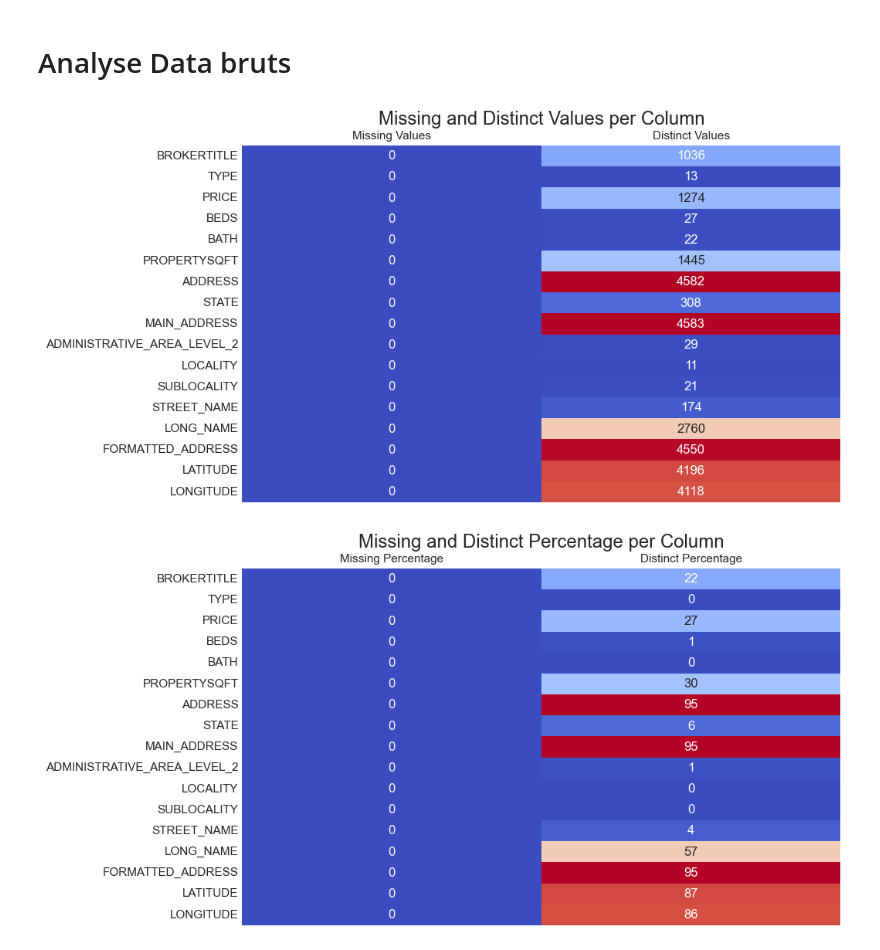
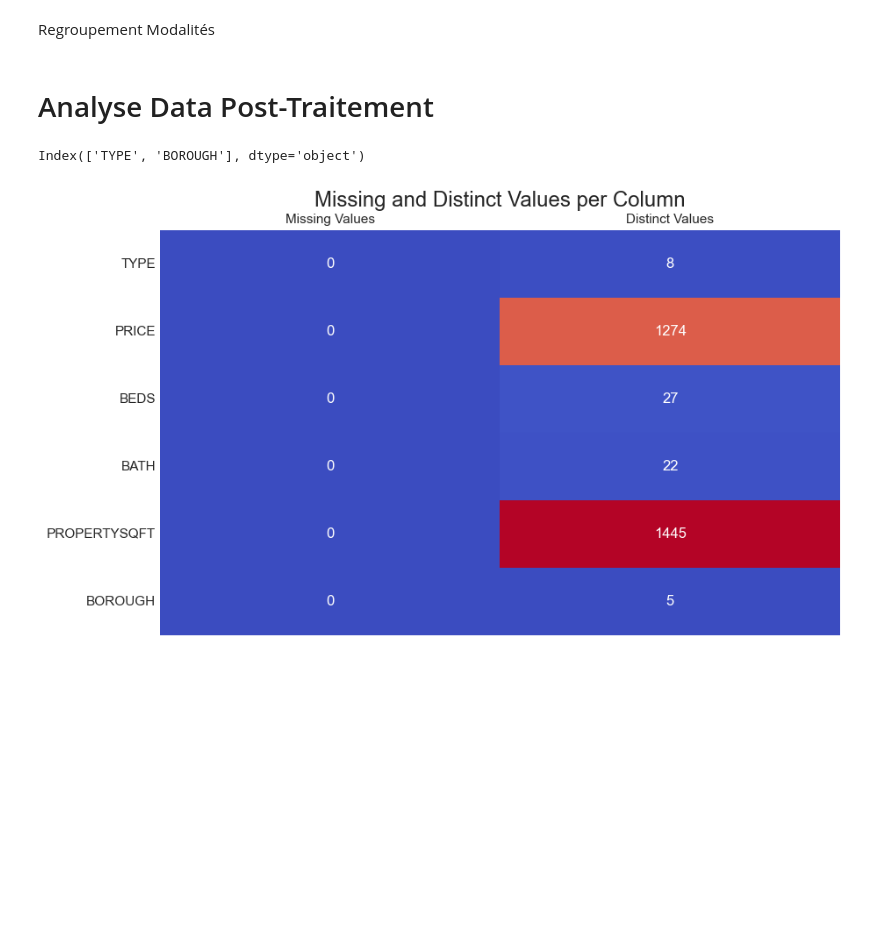
Before and after one commit to Tusked34/Projet_MLOPS, a Jupyter notebook: notebook/Stats_Desc_THEO.ipynb, the cells around one changed output. Saved outputs shown, nothing was run; the diff lists cells and outputs as text; code cells hidden in the pictures; blank space fills up the shorter version.

```diff
--- a/notebook/Stats_Desc_THEO.ipynb
+++ b/notebook/Stats_Desc_THEO.ipynb
@@ -43,0 +56,17 @@ Dimension du dataset : 4801 lignes et 17 colonnes
+# %%
+def assign_borough(row):
+    borough_mapping = {
+        "Manhattan": ["Manhattan", "New York County"],
+        "Brooklyn": ["Brooklyn", "Kings County"],
+        "Queens": ["Queens", "Queens County"],
+        "Bronx": ["Bronx", "The Bronx", "Bronx County"],
+        "Staten Island": ["Staten Island", "Richmond County"]
+    }
+
+    for borough, keywords in borough_mapping.items():
+        if any(x in keywords for x in [row.get("LOCALITY"), row.get("SUBLOCALITY"), row.get("STREET_NAME"), row.get("ADMINISTRATIVE_AREA_LEVEL_2")]):
+            return borough
+
+    return "autre"
+
+df_clean["BOROUGH"] = df_clean.apply(assign_borough, axis=1)
@@ -44,15 +75,30 @@ Dimension du dataset : 4801 lignes et 17 colonnes
+# %%
+df_clean.drop(['BROKERTITLE','STATE','LATITUDE', 'LONGITUDE','ADDRESS','LOCALITY', 'SUBLOCALITY', 'STREET_NAME', 'ADMINISTRATIVE_AREA_LEVEL_2', 'LONG_NAME','FORMATTED_ADDRESS','MAIN_ADDRESS'], axis=1, inplace=True)
+# %% [markdown]
+Regroupement Modalités
+# %%
+# Compter les occurrences de chaque modalité dans la colonne 'TYPE'
+type_counts = df_clean['TYPE'].value_counts()
+
+# Identifier les modalités avec moins de 50 occurrences
+low_count_types = type_counts[type_counts < 50].index
+
+# Remplacer les modalités avec moins de 50 occurrences par "Autre_Type"
+df_clean['TYPE'] = df_clean['TYPE'].replace(low_count_types, 'Autre_Type')
 # %% [markdown]
-# Analyse Data bruts
+# Analyse Data Post-Traitement
 # %%
 # Liste des colonnes numériques
-numeric_columns = df.select_dtypes(include=['float64', 'int64']).columns
+numeric_columns = df_clean.select_dtypes(include=['float64', 'int64']).columns
 # Liste des colonnes non numériques
-non_numeric_columns = df.select_dtypes(exclude=['float64', 'int64']).columns
+non_numeric_columns = df_clean.select_dtypes(exclude=['float64', 'int64']).columns
+print(non_numeric_columns)
+# %% [output]
+Index(['TYPE', 'BOROUGH'], dtype='object')
 # %%
-analyze_and_plot(df)
+analyze_and_plot(df_clean)
 # %% [output]
-[figure, old version]
+[figure, new version]
-[figure, removed]
 # %%
 # Configuration de l'affichage
 sns.set(style="whitegrid")
```
Also changed, not shown: parts of 18 cells of this notebook, 2 other files.
